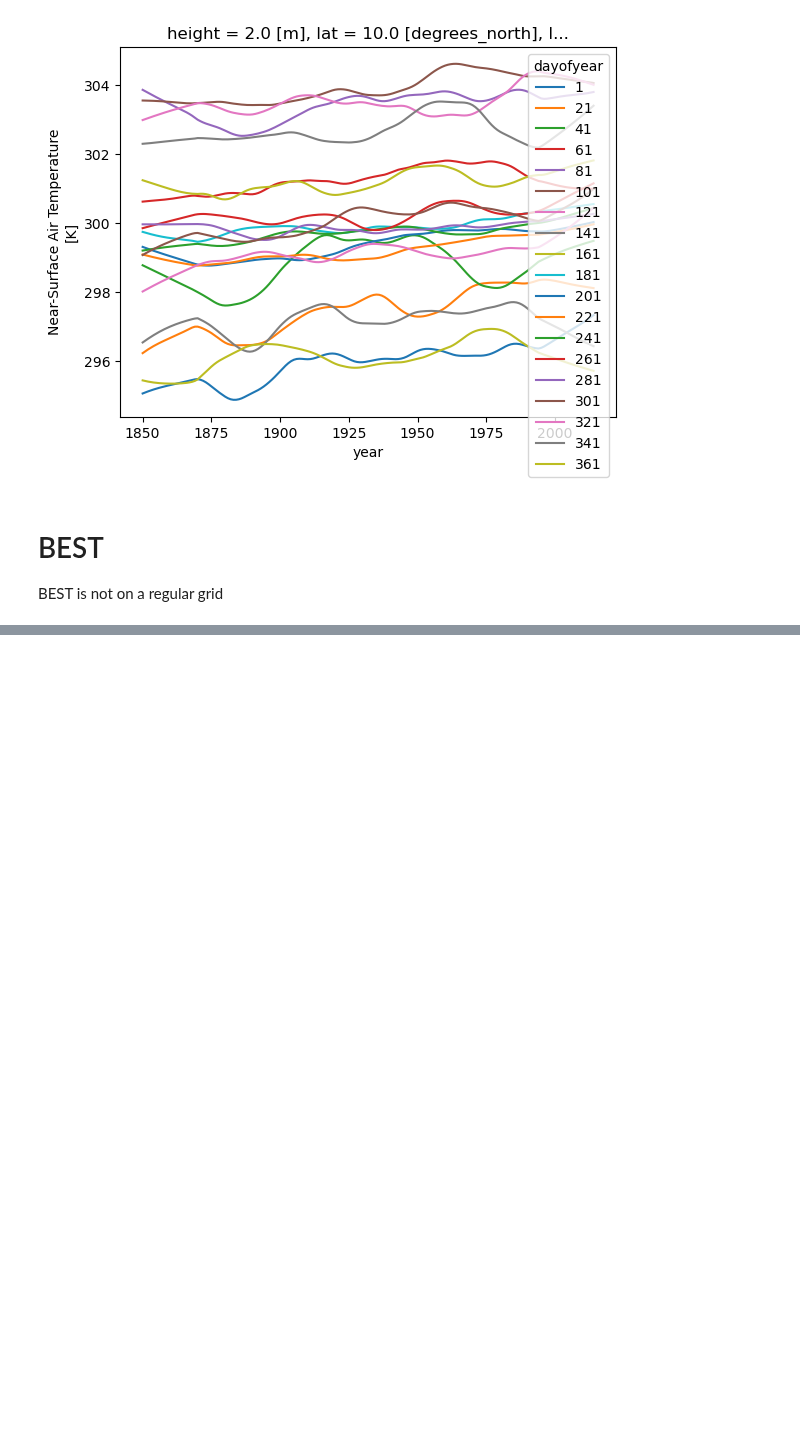
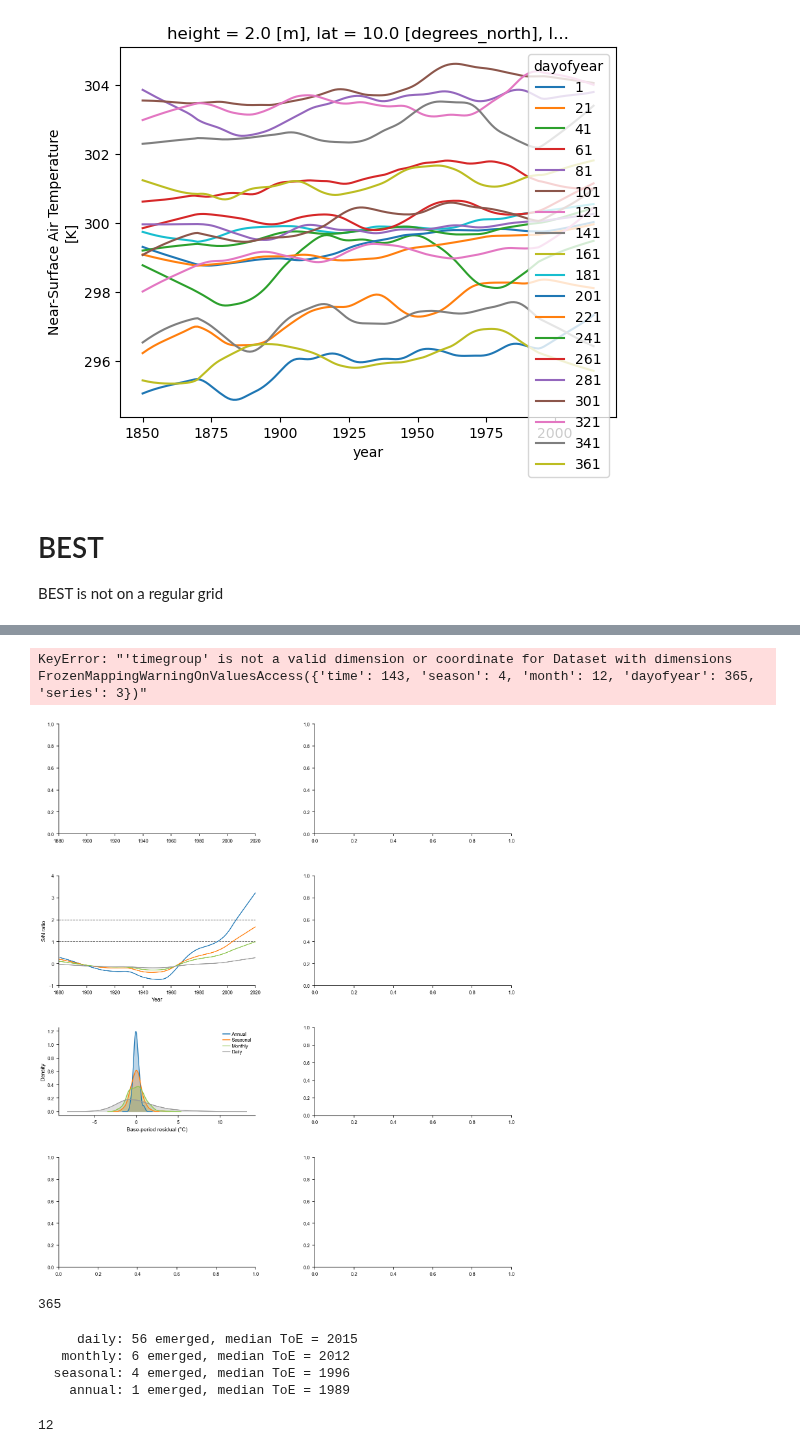
Before and after one commit to alexborowiak/time_of_emergene_drafts, a Jupyter notebook: toplevel_notebooks/07_daily_data.ipynb, the cells around one changed output, grey strips where cells are left out. Drawn from its saved outputs; the diff is of its cells as text; code cells hidden in the pictures; blank space fills up the shorter version.

```diff
--- a/toplevel_notebooks/07_daily_data.ipynb
+++ b/toplevel_notebooks/07_daily_data.ipynb
@@ -484,0 +435,3 @@ During handling of the above excep
+# %%
+ts_single['time'] = times
+ts_single = ts_single.compute()
@@ -484,0 +700,4 @@ During handling of the above excep
+# %%
+# Right column: like-for-like
+print('Building like-for-like aggregations...')
+resolutions_lfl = aggregate_resolutions_likeforlike(daily_ts)
@@ -484,0 +723,3 @@ During handling of the above excep
+# %%
+sn_lfl = compute_sn_lowess_base(resolutions_lfl, BASE_START, BASE_END, window=LOWESS_WINDOW)
+sn_lfl
@@ -484,0 +742,3 @@ During handling of the above excep
+# %%
+toe_lfl = get_permanent_exceedance(sn_lfl.sel(series='sn'), threshold=1, greater=True, time=sn_lfl.time.values)
+toe_lfl
@@ -484,0 +1382,25 @@ During handling of the above excep
+# %%
+# Plot
+fig = plt.figure(figsize=(12, 12 + 2.5))
+gs = gridspec.GridSpec(4, 2, figure=fig, hspace=0.40, wspace=0.3,
+                       height_ratios=[1, 1, 0.8, 1])
+
+ax_ts_raw  = fig.add_subplot(gs[0, 0])
+ax_sn_raw  = fig.add_subplot(gs[1, 0], sharex=ax_ts_raw)
+ax_kde_raw = fig.add_subplot(gs[2, 0])
+ax_ts_lfl  = fig.add_subplot(gs[0, 1])
+ax_sn_lfl  = fig.add_subplot(gs[1, 1], sharex=ax_ts_lfl)
+ax_kde_lfl = fig.add_subplot(gs[2, 1])
+ax_spatial = fig.add_subplot(gs[3, 0])
+ax_perm    = fig.add_subplot(gs[3, 1])
+
+plot_sn_raw(ax_sn_raw, sn_raw)
+plot_kde_raw(ax_kde_raw, sn_raw)
+plot_timeseries_lfl(ax_ts_lfl, sn_lfl)
+plot_sn_lfl(ax_sn_lfl, sn_lfl)
+plot_toe_kde_lfl(ax_kde_lfl, toe_lfl)
+# plot_spatial_aggregation(ax_spatial, quantile_ds, agg_sn=agg_sn)
+# plot_permanence(ax_perm, toe_first, toe_10yr, toe_permane
+# %% [output]
+KeyError: "'timegroup' is not a valid dimension or coordinate for Dataset with dimensions FrozenMappingWarningOnValuesAccess({'time': 143, 'season': 4, 'month': 12, 'dayofyear': 365, 'series': 3})"
+[figure, added]
@@ -484,0 +1466,15 @@ During handling of the above excep
+# %%
+len(resolutions_lfl['daily'])
+# %% [output]
+365
+# %%
+toe_vals = compute_toe_lfl(sn_lfl)
+# %% [output]
+     daily: 56 emerged, median ToE = 2015
+   monthly: 6 emerged, median ToE = 2012
+  seasonal: 4 emerged, median ToE = 1996
+    annual: 1 emerged, median ToE = 1989
+# %%
+len(sn_lfl['monthly'])
+# %% [output]
+12
```
Also changed, not shown: parts of 48 cells of this notebook, 19 other files.
